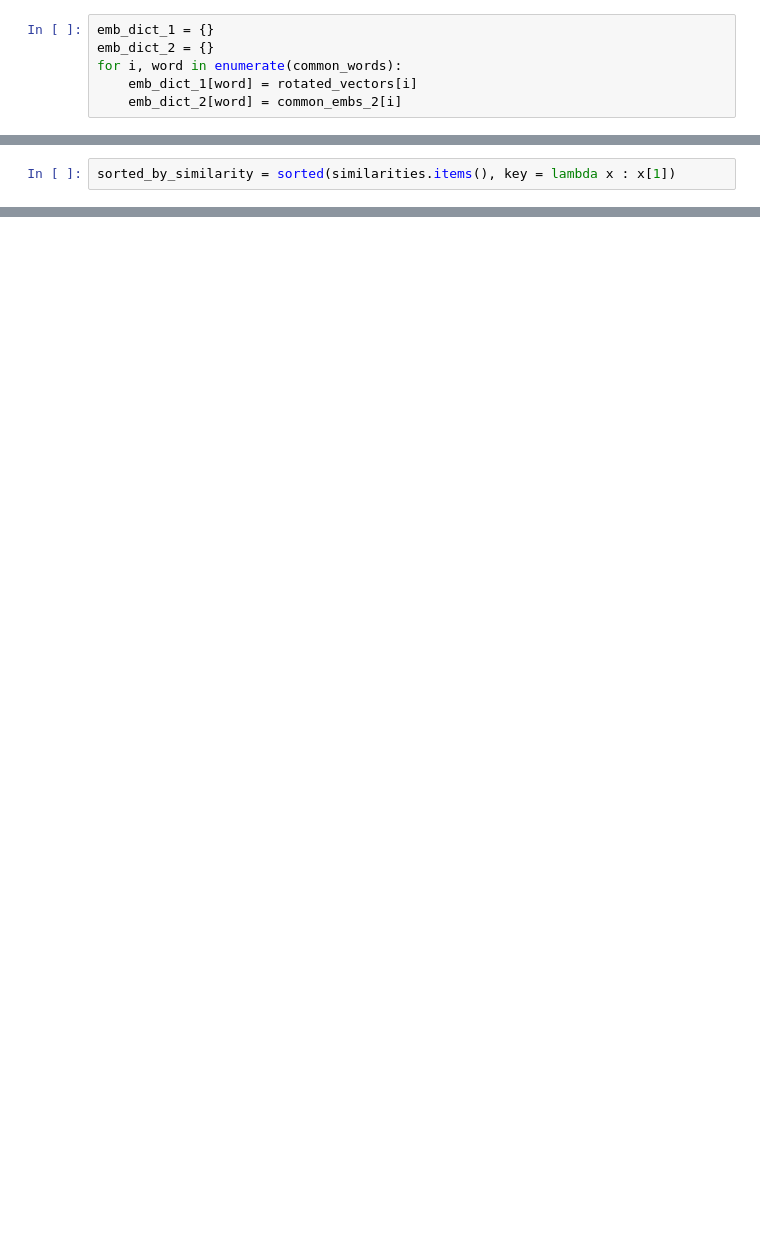
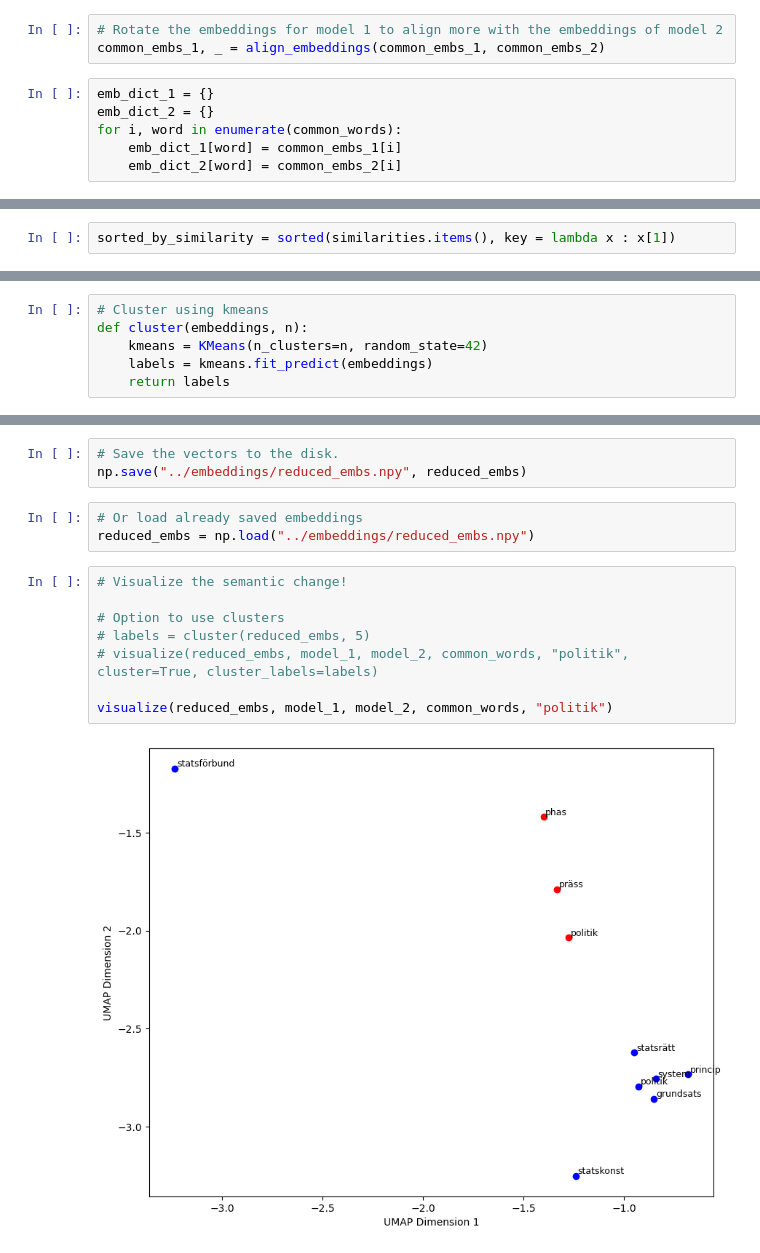
Before and after one commit to ErikKjellberg/distributional-semantics, a Jupyter notebook: word2vec_graphs_v2.ipynb, the cells around one changed output, grey strips where cells are left out. Saved outputs shown, nothing was run; the diff lists cells and outputs as text; blank space fills up the shorter version.

```diff
--- a/word2vec_graphs_v2.ipynb
+++ b/word2vec_graphs_v2.ipynb
@@ -52,7 +55,10 @@ rotated_vectors, _ = align_embeddings(common_embs_1, common_embs_2)
+# %%
+# Rotate the embeddings for model 1 to align more with the embeddings of model 2
+common_embs_1, _ = align_embeddings(common_embs_1, common_embs_2)
 # %%
 emb_dict_1 = {}
 emb_dict_2 = {}
 for i, word in enumerate(common_words):
-    emb_dict_1[word] = rotated_vectors[i]
+    emb_dict_1[word] = common_embs_1[i]
     emb_dict_2[word] = common_embs_2[i]
 # %%
@@ -95,0 +114,6 @@ from sklearn.cluster import KMeans
+# %%
+# Cluster using kmeans
+def cluster(embeddings, n):
+    kmeans = KMeans(n_clusters=n, random_state=42)
+    labels = kmeans.fit_predict(embeddings)
+    return labels
@@ -95,0 +196,16 @@ from sklearn.cluster import KMeans
+# %%
+# Save the vectors to the disk.
+np.save("../embeddings/reduced_embs.npy", reduced_embs)
+# %%
+# Or load already saved embeddings
+reduced_embs = np.load("../embeddings/reduced_embs.npy")
+# %%
+# Visualize the semantic change!
+
+# Option to use clusters
+# labels = cluster(reduced_embs, 5)
+# visualize(reduced_embs, model_1, model_2, common_words, "politik", cluster=True, cluster_labels=labels)
+
+visualize(reduced_embs, model_1, model_2, common_words, "politik")
+# %% [output]
+[figure, added]
```
Also changed, not shown: parts of 28 cells of this notebook.
